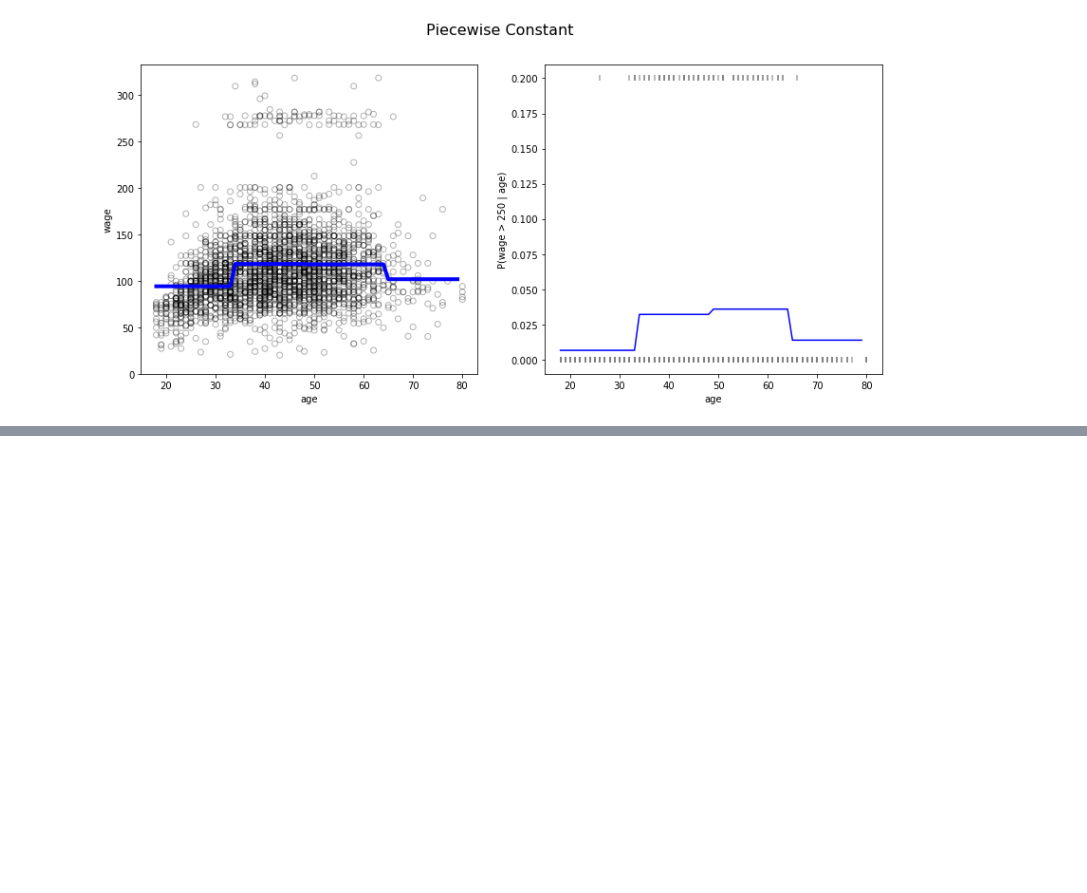
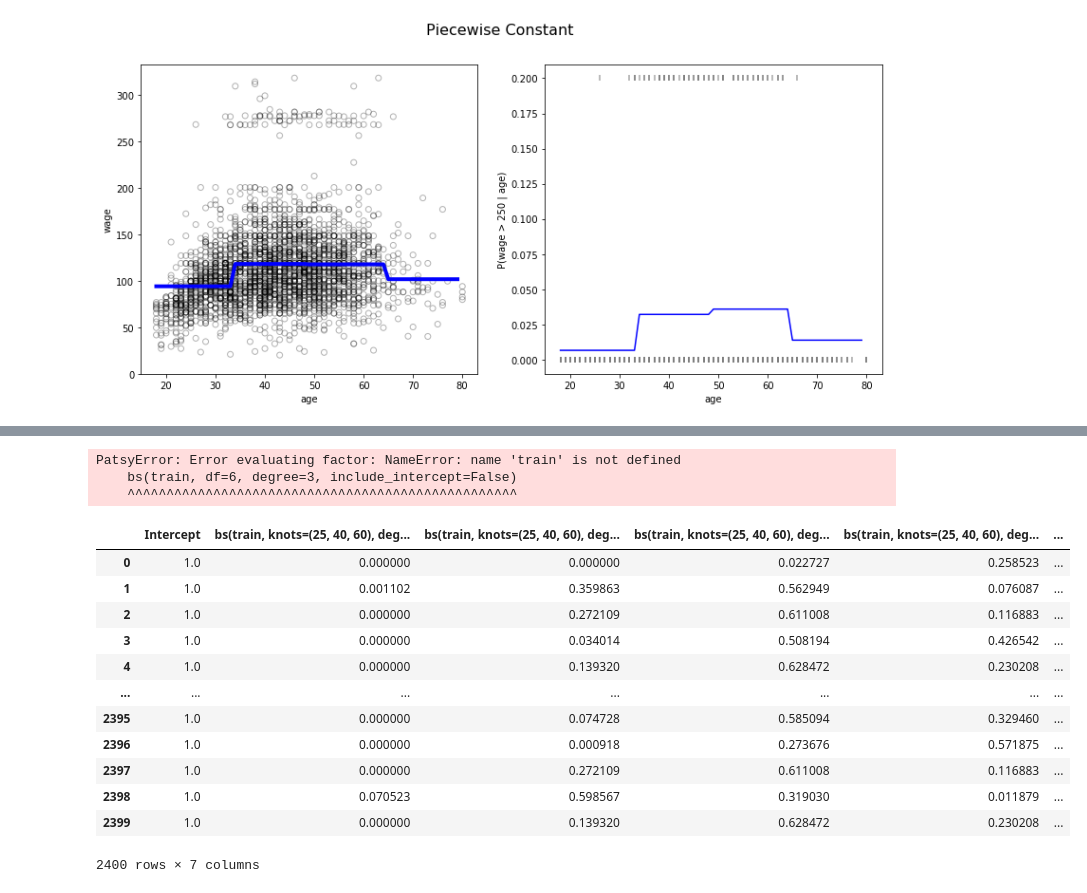
Before and after one commit to Morgan-Sell/islr-labs-exercises-python, a Jupyter notebook: labs/07_non_linear_modeling.ipynb, the cells around one changed output, grey strips where cells are left out. Drawn from its saved outputs; the diff is of its cells as text; code cells hidden in the pictures; blank space fills up the shorter version.

```diff
--- a/labs/07_non_linear_modeling.ipynb
+++ b/labs/07_non_linear_modeling.ipynb
@@ -290,0 +304,16 @@ y_pred = fit4.predict(dmatrix()
+# %%
+X = wage['age'].values
+y = wage['wage'].values
+
+X_train, X_test, y_train, y_test = train_test_split(X, y, test_size=0.20, random_state=3)
+# %%
+# Generate cubic spline with 3 knots at 25, 40, and 60 years of age
+X_transformed = dmatrix("bs(train, knots=(25, 40, 60), degree=3, include_intercept=False)",
+                       {"train": X_train}, return_type='dataframe')
+
+fit1 = sm.GLM(y_train, X_transformed).fit()
+pred1 = fit1.predict(dmatrix("bs(test, knots=(25,40,60), include_intercept=False)", {"test": X_test}, return_type='dataframe'))
+
+
+rmse1 = np.sqrt(mean_squared_error(y_test, pred1))
+fit1.params
@@ -290,0 +329,31 @@ y_pred = fit4.predict(dmatrix()
+# %%
+X2_transformed = dmatrix("bs(X_train, df=6, degree=3, include_intercept=False)",
+                        {"X_train": X_train}, return_type='dataframe')
+
+fit2 = sm.GLM(y_train, X2_transformed).fit()
+pred2 = fit2.predict(dmatrix("bs(train, df=6, degree=3, include_intercept=False)",
+                             {"test": X_test}, return_type='dataframe'))
+
+
+rmse2 = np.sqrt(mean_squared_error(y_test, pred2))
+fit2.params
+# %% [output]
+PatsyError: Error evaluating factor: NameError: name 'train' is not defined
+    bs(train, df=6, degree=3, include_intercept=False)
+    ^^^^^^^^^^^^^^^^^^^^^^^^^^^^^^^^^^^^^^^^^^^^^^^^^^
+# %%
+X_transformed
+# %% [output]
+|  | Intercept | bs(train, knots=(25, 40, 60), deg... | bs(train, knots=(25, 40, 60), deg... | bs(train, knots=(25, 40, 60), deg... | bs(train, knots=(25, 40, 60), deg... | ... |
+| 0 | 1.0 | 0.000000 | 0.000000 | 0.022727 | 0.258523 | ... |
+| 1 | 1.0 | 0.001102 | 0.359863 | 0.562949 | 0.076087 | ... |
+| 2 | 1.0 | 0.000000 | 0.272109 | 0.611008 | 0.116883 | ... |
+| 3 | 1.0 | 0.000000 | 0.034014 | 0.508194 | 0.426542 | ... |
+| 4 | 1.0 | 0.000000 | 0.139320 | 0.628472 | 0.230208 | ... |
+| ... | ... | ... | ... | ... | ... | ... |
+| 2395 | 1.0 | 0.000000 | 0.074728 | 0.585094 | 0.329460 | ... |
+| 2396 | 1.0 | 0.000000 | 0.000918 | 0.273676 | 0.571875 | ... |
+| 2397 | 1.0 | 0.000000 | 0.272109 | 0.611008 | 0.116883 | ... |
+| 2398 | 1.0 | 0.070523 | 0.598567 | 0.319030 | 0.011879 | ... |
+| 2399 | 1.0 | 0.000000 | 0.139320 | 0.628472 | 0.230208 | ... |
+2400 rows × 7 columns
```
Also changed, not shown: parts of 7 cells of this notebook, 2 other files.
